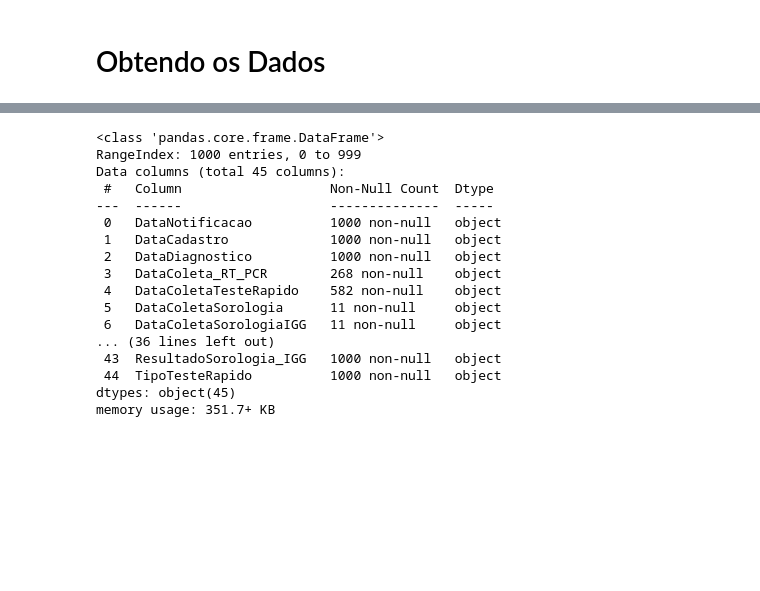
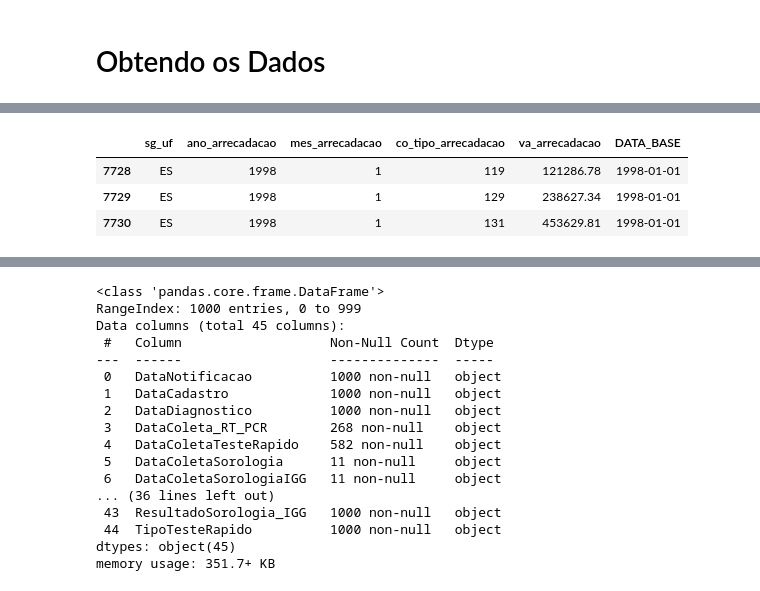
Before and after one commit to uallasleles/VUPS-MentoriaDSA2021, a Jupyter notebook: Exploratory-Data-Analysis.ipynb, the cells around one changed output, grey strips where cells are left out. Saved outputs shown, nothing was run; the diff lists cells and outputs as text; code cells hidden in the pictures; blank space fills up the shorter version.

```diff
--- a/Exploratory-Data-Analysis.ipynb
+++ b/Exploratory-Data-Analysis.ipynb
@@ -12,0 +234,15 @@ df = vups.get_data(nrows=10000)
+# %%
+df9801 = vups.datasets.arrecadacao_1998_a_2001(
+    dtype={
+        'ano_arrecadacao':'category',
+        'mes_arrecadacao':'category',
+        'co_tipo_arrecadacao':'category'
+    })
+df9801['va_arrecadacao'] = df9801['va_arrecadacao']/100
+# %%
+df9801[df9801.sg_uf=='ES'].head(3)
+# %% [output]
+|  | sg_uf | ano_arrecadacao | mes_arrecadacao | co_tipo_arrecadacao | va_arrecadacao | DATA_BASE |
+| 7728 | ES | 1998 | 1 | 119 | 121286.78 | 1998-01-01 |
+| 7729 | ES | 1998 | 1 | 129 | 238627.34 | 1998-01-01 |
+| 7730 | ES | 1998 | 1 | 131 | 453629.81 | 1998-01-01 |
```
Also changed, not shown: parts of 70 cells of this notebook, 12 other files.
